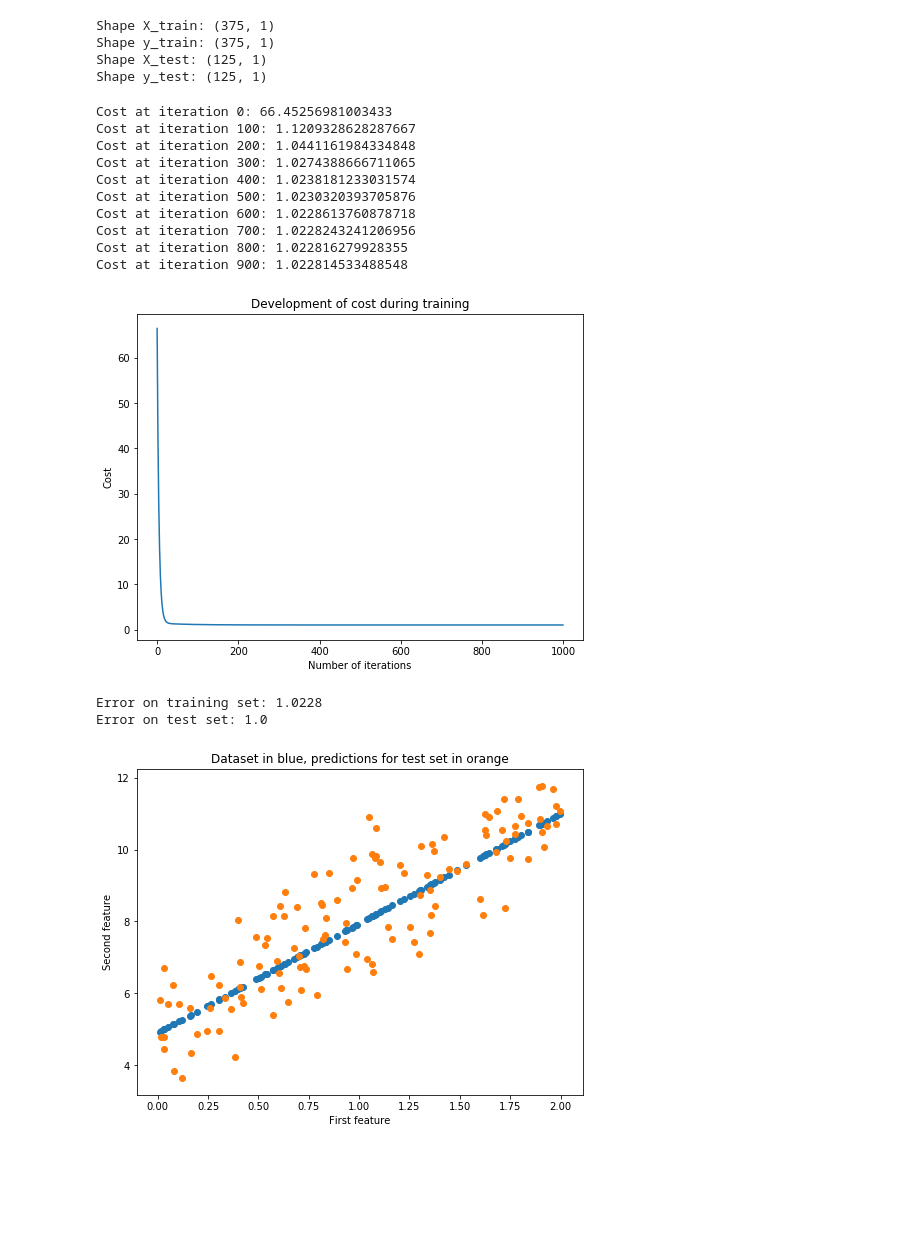
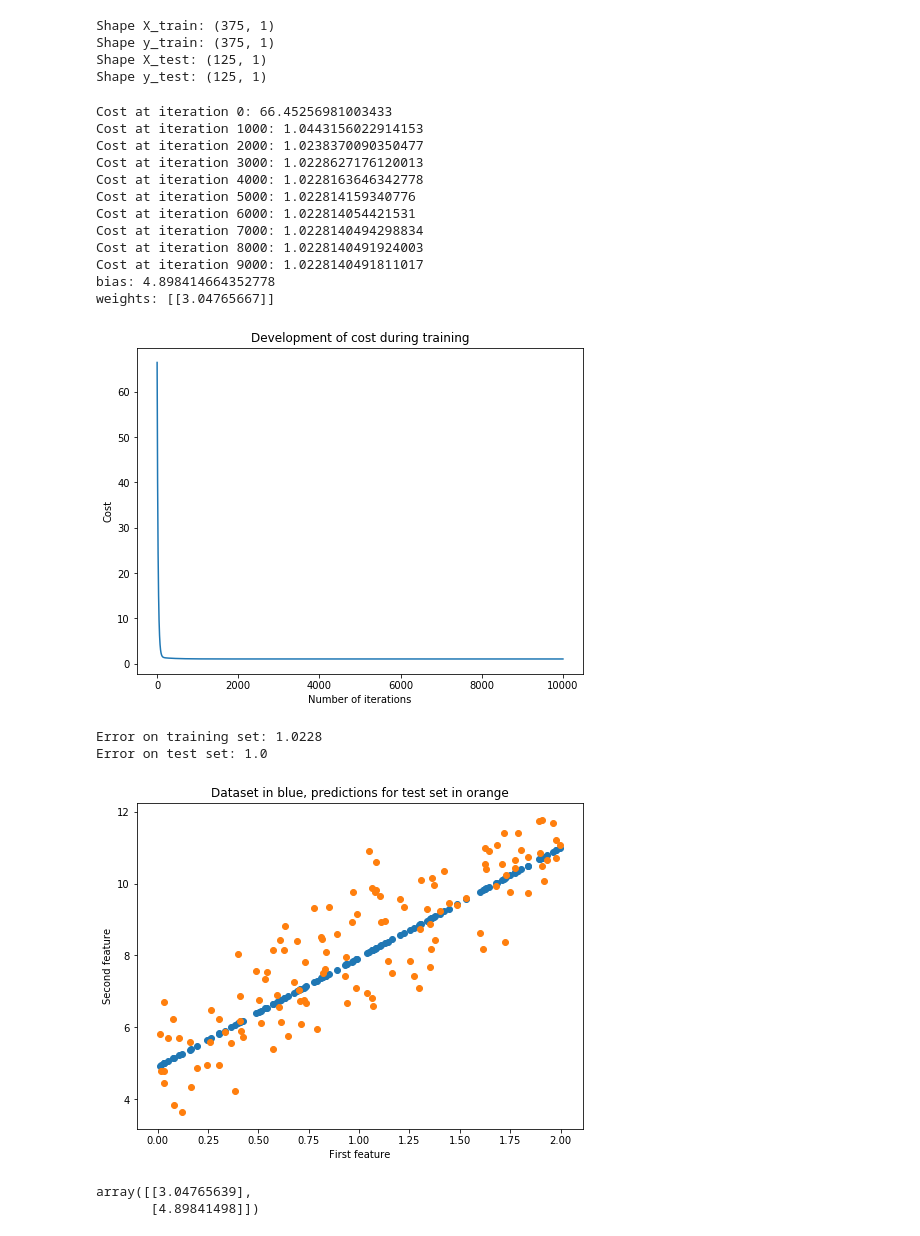
Before and after one commit to DehaoWang/ml_impl, a Jupyter notebook: Linear_Regression.ipynb, the cells around one changed output. Saved outputs shown, nothing was run; the diff lists cells and outputs as text; code cells hidden in the pictures; blank space fills up the shorter version.

Commit message:
update X1 version & normal equation

```diff
--- a/Linear_Regression.ipynb
+++ b/Linear_Regression.ipynb
@@ -78,49 +134,66 @@ class LinearRegression:
-# %%
-n_iters = 1000
-linear_regression = LinearRegression()
-w_trained, b_trained, costs = linear_regression.train_gradient_descent(X_train, y_train, 0.05, 1000)
-fig = plt.figure(figsize=(8,6))
-plt.plot(np.arange(n_iters), costs)
-plt.title("Development of cost during training")
-plt.xlabel("Number of iterations")
-plt.ylabel("Cost")
-plt.show()
-# %% [output]
-Cost at iteration 0: 66.45256981003433
-Cost at iteration 100: 1.1209328628287667
-Cost at iteration 200: 1.0441161984334848
-Cost at iteration 300: 1.0274388666711065
-Cost at iteration 400: 1.0238181233031574
-Cost at iteration 500: 1.0230320393705876
-Cost at iteration 600: 1.0228613760878718
-Cost at iteration 700: 1.0228243241206956
-Cost at iteration 800: 1.022816279928355
-Cost at iteration 900: 1.022814533488548
-[figure, removed]
 # %%
+n_iters = 10000
+learning_rate = 0.01
+joiningWB = False
+lr = LinearRegression()
+if joiningWB:
+    w_trained, costs = lr.train_gradient_descent_joiningWB(X_train, y_train, learning_rate, n_iters)
+else:
+    w_trained, b_trained, costs = lr.train_gradient_descent(X_train, y_train, learning_rate, n_iters)
+    print('bias:', b_trained)
+print('weights:', w_trained)
+fig = plt.figure(figsize=(8,6))
+plt.plot(np.arange(n_iters), costs)
+plt.title("Development of cost during training")
+plt.xlabel("Number of iterations")
+plt.ylabel("Cost")
+plt.show()
+
 n_samples, _ = X_train.shape
 n_samples_test, _ = X_test.shape
-
-y_p_train = linear_regression.predict(X_train)
-y_p_test = linear_regression.predict(X_test)
+if joiningWB:
+    y_p_train = lr.predict_joiningWB(X_train)
+    y_p_test = lr.predict_joiningWB(X_test)
+else:
+    y_p_train = lr.predict(X_train)
+    y_p_test = lr.predict(X_test)
 
 error_train =  (1 / n_samples) * np.sum((y_p_train - y_train) ** 2)
 error_test =  (1 / n_samples_test) * np.sum((y_p_test - y_test) ** 2)
 
 print(f"Error on training set: {np.round(error_train, 4)}")
 print(f"Error on test set: {np.round(error_test)}")
 
 # Plot the test predictions
 
 fig = plt.figure(figsize=(8,6))
 plt.title("Dataset in blue, predictions for test set in orange")
 # plt.scatter(X_train, y_train)
 plt.scatter(X_test, y_p_test)
 plt.scatter(X_test, y_test)
 plt.xlabel("First feature")
 plt.ylabel("Second feature")
 plt.show()
 # %% [output]
-Error on training set: 1.0228
-Error on test set: 1.0
+Cost at iteration 0: 66.45256981003433
+Cost at iteration 1000: 1.0443156022914153
+Cost at iteration 2000: 1.0238370090350477
+Cost at iteration 3000: 1.0228627176120013
+Cost at iteration 4000: 1.0228163646342778
+Cost at iteration 5000: 1.022814159340776
+Cost at iteration 6000: 1.022814054421531
+Cost at iteration 7000: 1.0228140494298834
+Cost at iteration 8000: 1.0228140491924003
+Cost at iteration 9000: 1.0228140491811017
+bias: 4.898414664352778
+weights: [[3.04765667]]
-[figure, old version]
+[figure, new version]
+Error on training set: 1.0228
+Error on test set: 1.0
+[figure, added]
+# %%
+ne_weights = lr.normal_equation(X_train, y_train)
+ne_weights
+# %% [output]
+array([[3.04765639],
+       [4.89841498]])
```
Also changed, not shown: parts of 1 cell of this notebook.
